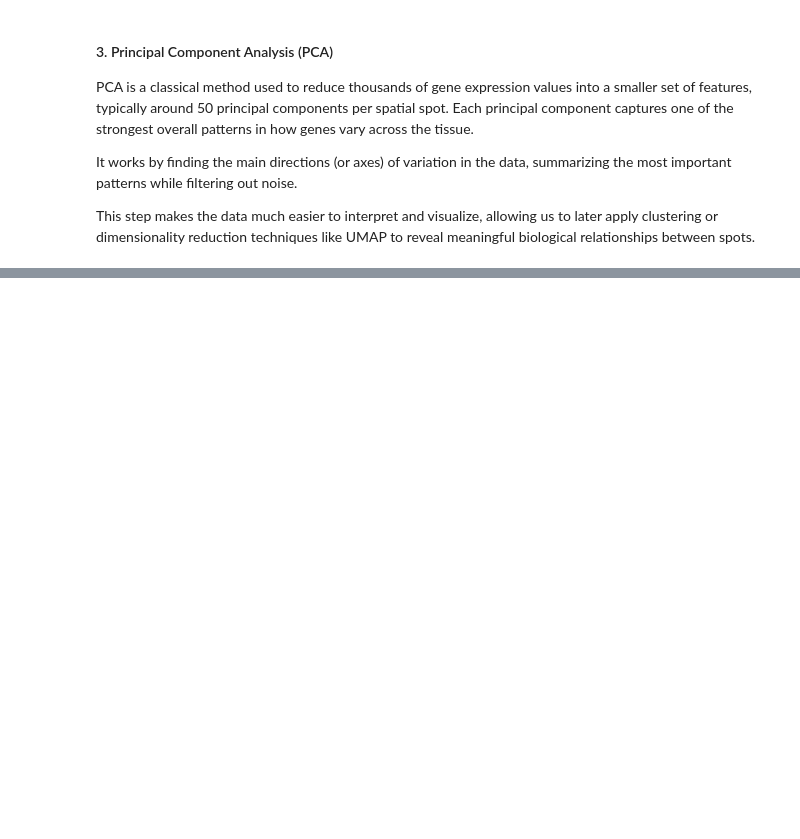
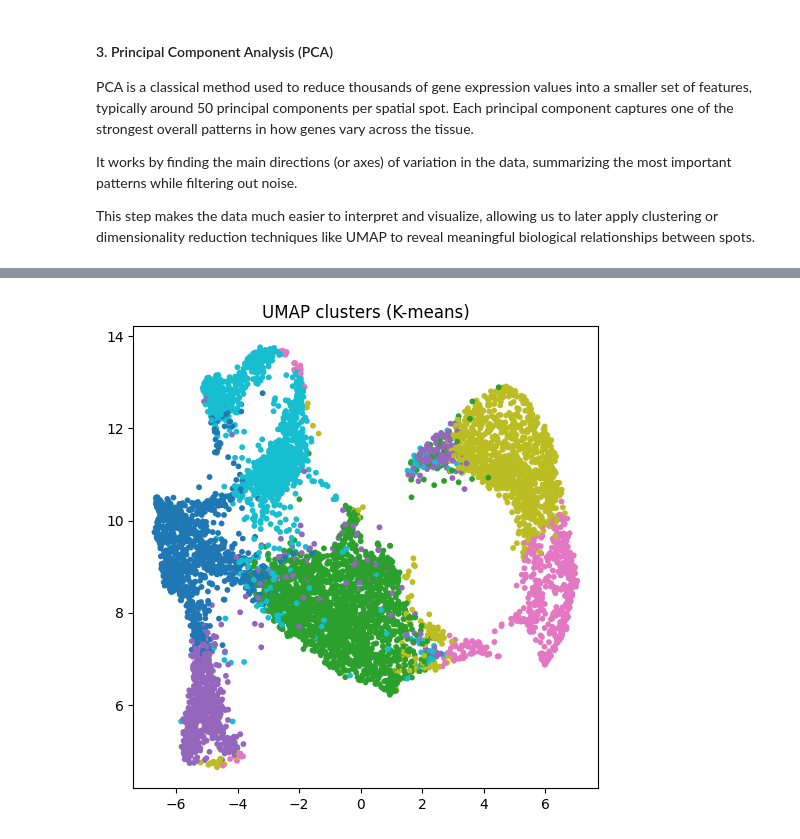
Before and after one commit to josephletobar/parkinsons-spatial-transcriptomics, a Jupyter notebook: parkinsons_analysis.ipynb, the cells around one changed output, grey strips where cells are left out. Saved outputs shown, nothing was run; the diff lists cells and outputs as text; code cells hidden in the pictures; blank space fills up the shorter version.

```diff
--- a/parkinsons_analysis.ipynb
+++ b/parkinsons_analysis.ipynb
@@ -273,0 +321,19 @@ PCA result shape: (6865, 50)
+# %%
+# Cluster With KMeans
+
+from sklearn.cluster import KMeans
+
+kmeans = KMeans(
+    n_clusters=6,   # how many clusters to find
+    random_state=1  # set the random seed
+    )
+cluster_labels = kmeans.fit_predict(pca_df) # list of which cluster each spot belongs to
+
+umap_df['cluster'] = cluster_labels # add cluster labels as a column, every row (spot) has its cluster assignment
+
+plt.figure(figsize=(6,6))
+plt.scatter(umap_df['UMAP1'], umap_df['UMAP2'], c=umap_df['cluster'], cmap='tab10', s=10) # catterplot of UMAP dimensions, colored by cluster label
+plt.title("UMAP clusters (K-means)")
+plt.show()
+# %% [output]
+[figure, added]
```
Also changed, not shown: parts of 12 cells of this notebook, 1 other file.
